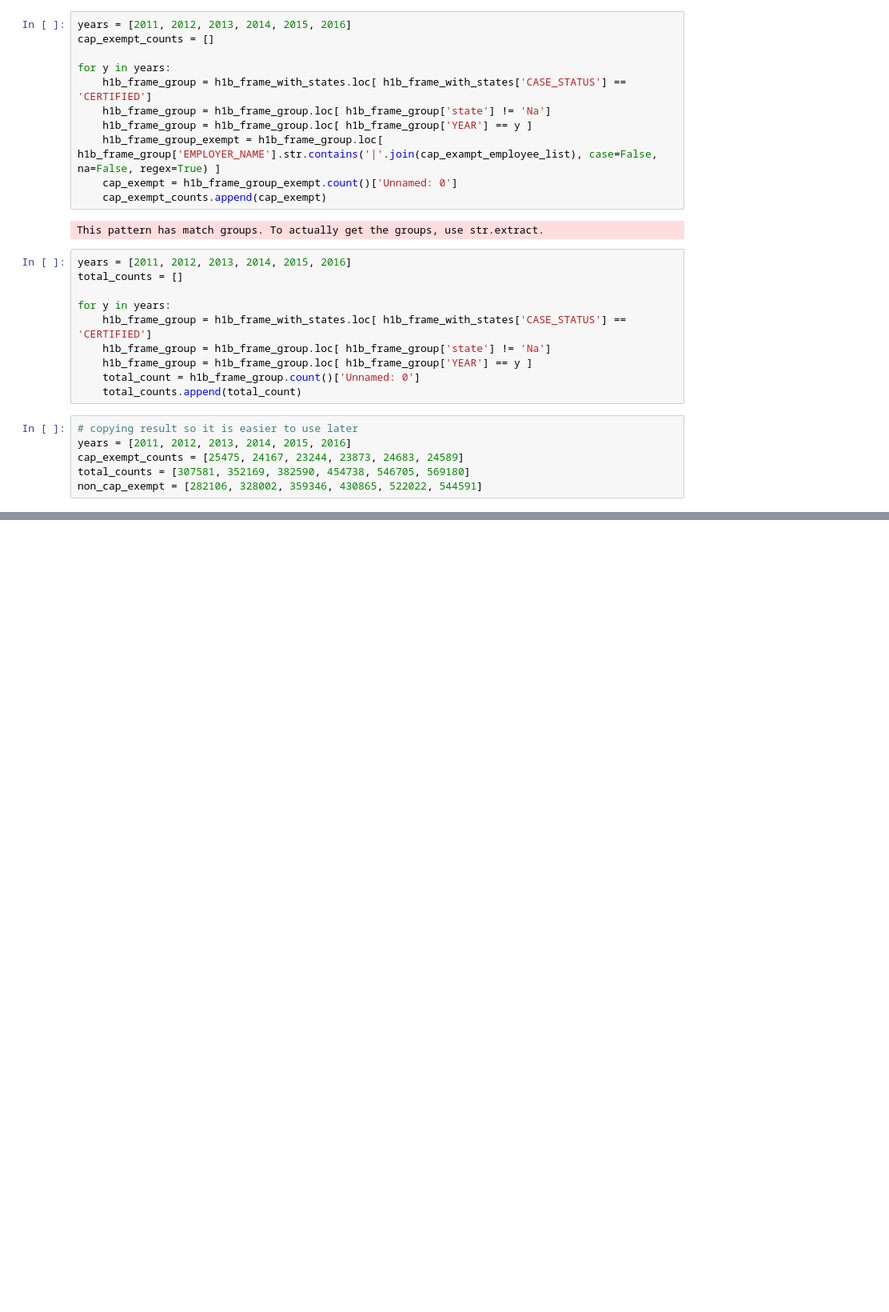
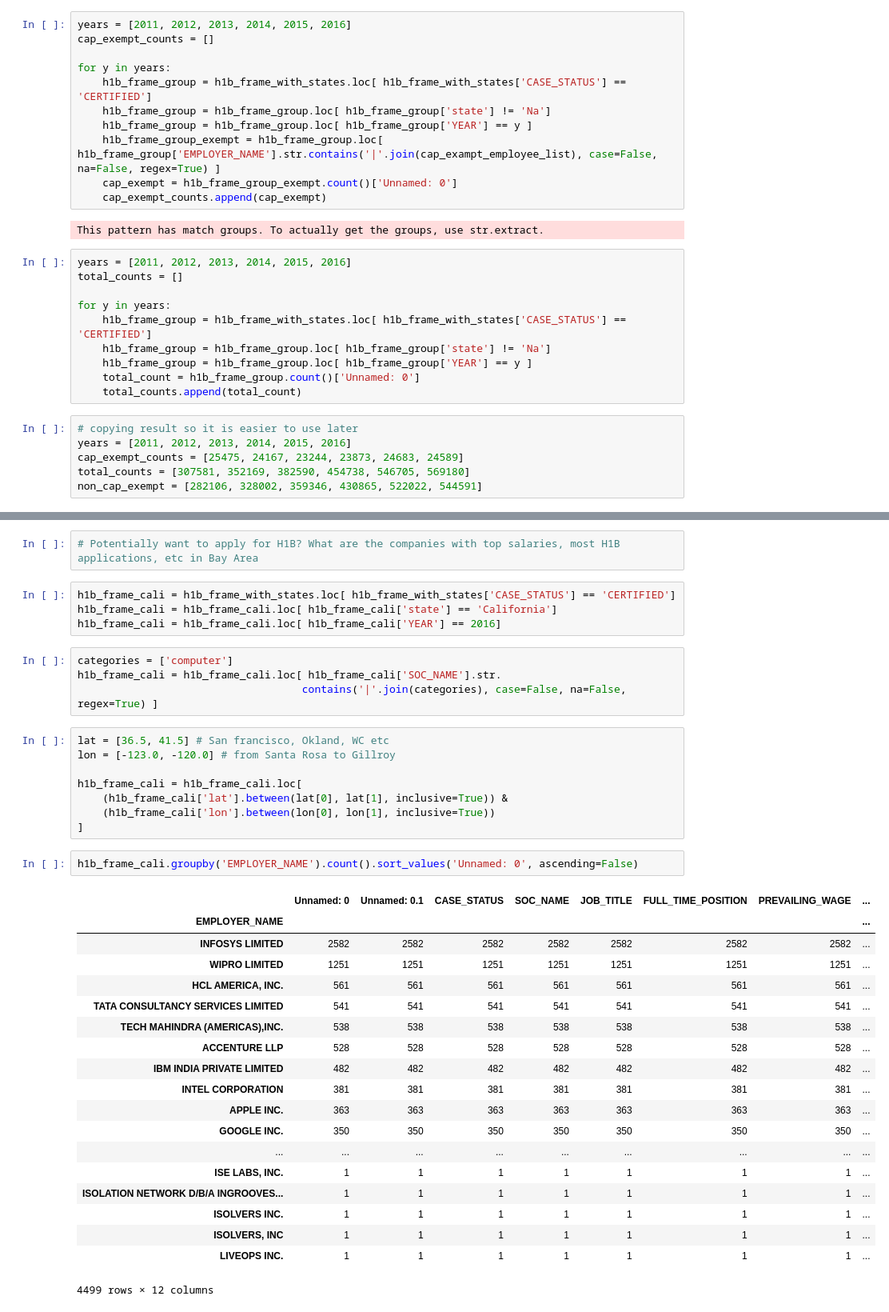
Before and after one commit to hirad-p/h1b-analysis, a Jupyter notebook: Cap-Exempt-Non-Cap-Exempt.ipynb, the cells around one changed output, grey strips where cells are left out. Shown at 80% size. Cells and saved outputs as stored; diff of their text form; blank space fills up the shorter version.

Commit message:
exploring wages data

```diff
--- a/Cap-Exempt-Non-Cap-Exempt.ipynb
+++ b/Cap-Exempt-Non-Cap-Exempt.ipynb
@@ -80,3 +80,43 @@ for i in range(0, len(cap_exempt_counts)):
 [interactive output not drawn]
 [interactive output not drawn]
 [interactive output not drawn]
+# %%
+# Potentially want to apply for H1B? What are the companies with top salaries, most H1B applications, etc in Bay Area
+# %%
+h1b_frame_cali = h1b_frame_with_states.loc[ h1b_frame_with_states['CASE_STATUS'] == 'CERTIFIED']
+h1b_frame_cali = h1b_frame_cali.loc[ h1b_frame_cali['state'] == 'California']
+h1b_frame_cali = h1b_frame_cali.loc[ h1b_frame_cali['YEAR'] == 2016]
+# %%
+categories = ['computer']
+h1b_frame_cali = h1b_frame_cali.loc[ h1b_frame_cali['SOC_NAME'].str.
+                                    contains('|'.join(categories), case=False, na=False, regex=True) ]
+# %%
+lat = [36.5, 41.5] # San francisco, Okland, WC etc
+lon = [-123.0, -120.0] # from Santa Rosa to Gillroy
+
+h1b_frame_cali = h1b_frame_cali.loc[
+    (h1b_frame_cali['lat'].between(lat[0], lat[1], inclusive=True)) &
+    (h1b_frame_cali['lon'].between(lon[0], lon[1], inclusive=True))
+]
+# %%
+h1b_frame_cali.groupby('EMPLOYER_NAME').count().sort_values('Unnamed: 0', ascending=False)
+# %% [output]
+|  | Unnamed: 0 | Unnamed: 0.1 | CASE_STATUS | SOC_NAME | JOB_TITLE | FULL_TIME_POSITION | PREVAILING_WAGE | ... |
+| EMPLOYER_NAME |  |  |  |  |  |  |  | ... |
+| INFOSYS LIMITED | 2582 | 2582 | 2582 | 2582 | 2582 | 2582 | 2582 | ... |
+| WIPRO LIMITED | 1251 | 1251 | 1251 | 1251 | 1251 | 1251 | 1251 | ... |
+| HCL AMERICA, INC. | 561 | 561 | 561 | 561 | 561 | 561 | 561 | ... |
+| TATA CONSULTANCY SERVICES LIMITED | 541 | 541 | 541 | 541 | 541 | 541 | 541 | ... |
+| TECH MAHINDRA (AMERICAS),INC. | 538 | 538 | 538 | 538 | 538 | 538 | 538 | ... |
+| ACCENTURE LLP | 528 | 528 | 528 | 528 | 528 | 528 | 528 | ... |
+| IBM INDIA PRIVATE LIMITED | 482 | 482 | 482 | 482 | 482 | 482 | 482 | ... |
+| INTEL CORPORATION | 381 | 381 | 381 | 381 | 381 | 381 | 381 | ... |
+| APPLE INC. | 363 | 363 | 363 | 363 | 363 | 363 | 363 | ... |
+| GOOGLE INC. | 350 | 350 | 350 | 350 | 350 | 350 | 350 | ... |
+| ... | ... | ... | ... | ... | ... | ... | ... | ... |
+| ISE LABS, INC. | 1 | 1 | 1 | 1 | 1 | 1 | 1 | ... |
+| ISOLATION NETWORK D/B/A INGROOVES... | 1 | 1 | 1 | 1 | 1 | 1 | 1 | ... |
+| ISOLVERS INC. | 1 | 1 | 1 | 1 | 1 | 1 | 1 | ... |
+| ISOLVERS, INC | 1 | 1 | 1 | 1 | 1 | 1 | 1 | ... |
+| LIVEOPS INC. | 1 | 1 | 1 | 1 | 1 | 1 | 1 | ... |
+4499 rows × 12 columns
```
